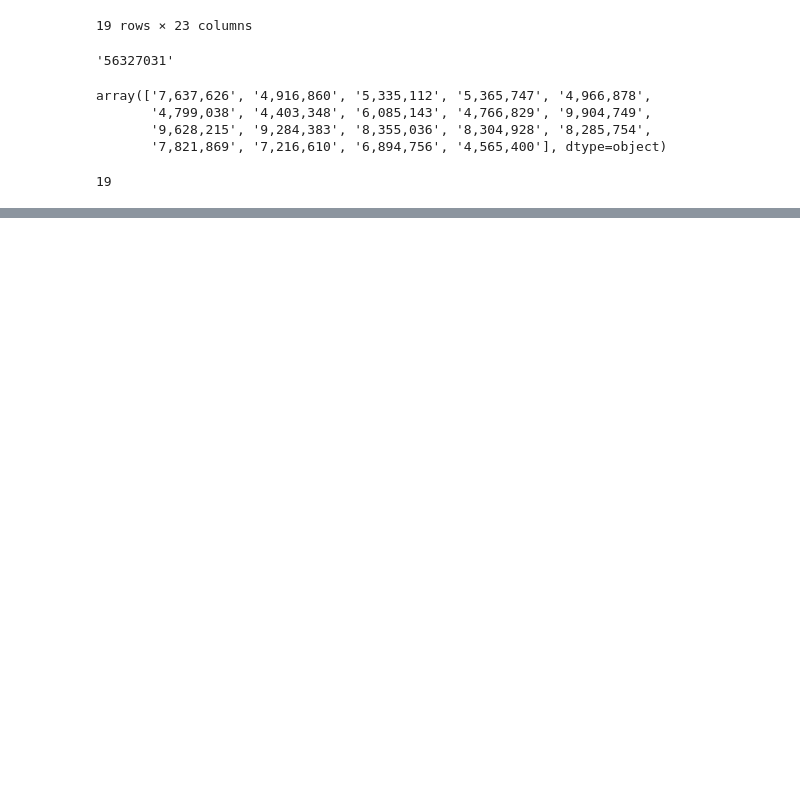
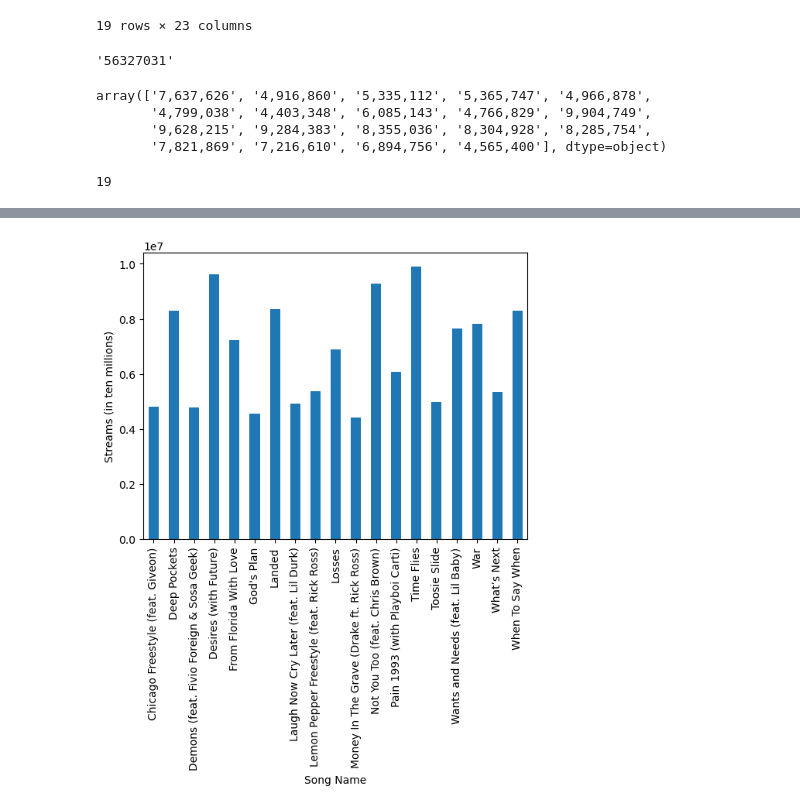
Before and after one commit to AoSxOrca/Project-1, a Jupyter notebook: PythonProjectOne.ipynb, the cells around one changed output, grey strips where cells are left out. Saved outputs shown, nothing was run; the diff lists cells and outputs as text; code cells hidden in the pictures; blank space fills up the shorter version.

```diff
--- a/PythonProjectOne.ipynb
+++ b/PythonProjectOne.ipynb
@@ -13,7 +13,7 @@ from scipy.stats import linregress
 spotify_path = "C:/Users/ashuu/OneDrive/Documents/GitHub/Project-1/spotify_dataset.csv"
 music_data = pd.read_csv(spotify_path)
 # %%
-artist_count = (music_data[music_data["Artist"] == "Drake"])
+artist_count = (music_data[music_data["Artist"] == "Drake"]).copy()
 artist_count
 # %% [output]
 |  | Index | Highest Charting Position | Number of Times Charted | Week of Highest Charting | Song Name | Streams | ... |
@@ -56,0 +67,5 @@ bar = artist_count.plot.bar()
+# %%
+artist_count.loc[artist_count['Highest Charting Position'] == 1, 'Artist'] = "Has topped the charts!"
+artist_count.loc[artist_count['Highest Charting Position'] != 1, 'Artist'] = "Has not topped the charts!"
+
+artist_count
@@ -56,0 +112,13 @@ bar = artist_count.plot.bar()
+# %%
+#artist_count['Streams'] = pd.to_numeric(artist_count['Streams'])
+
+artist_count['Streams'] = artist_count['Streams'].str.replace(",","").astype(int)
+# %%
+bar_graph = artist_count.groupby('Song Name')['Streams'].sum()
+bar_graph.plot(kind="bar", x="Song Name", y="Streams")
+plt.xlabel("Song Name")
+plt.ylabel("Streams (in ten millions)")
+plt.xticks(rotation = 90)
+plt.show()
+# %% [output]
+[figure, added]
```
Also changed, not shown: parts of 4 cells of this notebook.
